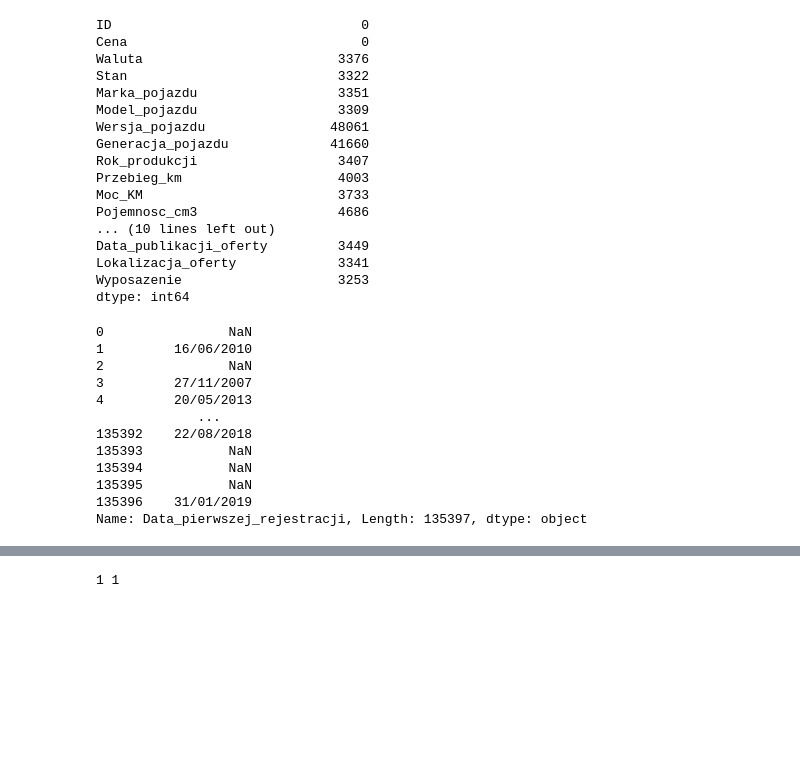
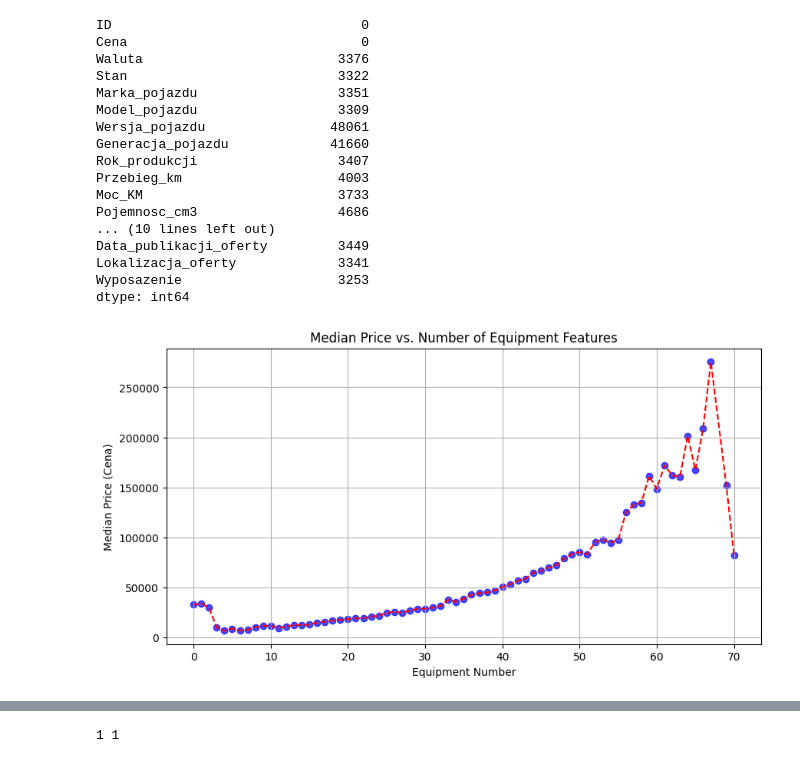
Before and after one commit to GameRuiner/Car-Price-Prediction, a Jupyter notebook: working/notebooks/EDA.ipynb, the cells around one changed output, grey strips where cells are left out. Drawn from its saved outputs; the diff is of its cells as text; code cells hidden in the pictures; blank space fills up the shorter version.

```diff
--- a/working/notebooks/EDA.ipynb
+++ b/working/notebooks/EDA.ipynb
@@ -28,18 +29,26 @@ Data_publikacji_oferty         3449
 Lokalizacja_oferty             3341
 Wyposazenie                    3253
 dtype: int64
-# %%
-df["Data_pierwszej_rejestracji"]
-# %% [output]
-0                NaN
-1         16/06/2010
-2                NaN
-3         27/11/2007
-4         20/05/2013
-             ...
-135392    22/08/2018
-135393           NaN
-135394           NaN
-135395           NaN
-135396    31/01/2019
-Name: Data_pierwszej_rejestracji, Length: 135397, dtype: object
+# %%
+def count_equipment(equipment_str):
+    try:
+        equipment_list = ast.literal_eval(equipment_str)
+        if isinstance(equipment_list, list):
+            return len(equipment_list)
+    except (SyntaxError, ValueError):
+        return 0
+    return 0
+# %%
+df["Equipment_number"] = df["Wyposazenie"].apply(count_equipment)
+# %%
+median_prices = df.groupby("Equipment_number")["Cena"].median().reset_index()
+plt.figure(figsize=(10, 5))
+plt.scatter(median_prices["Equipment_number"], median_prices["Cena"], alpha=0.7, color="blue")
+plt.plot(median_prices["Equipment_number"], median_prices["Cena"], linestyle='--', color='red')  # Add trendline
+plt.xlabel("Equipment Number")
+plt.ylabel("Median Price (Cena)")
+plt.title("Median Price vs. Number of Equipment Features")
+plt.grid()
+plt.show()
+# %% [output]
+[figure, added]
```
Also changed, not shown: parts of 7 cells of this notebook, 1 other file.
